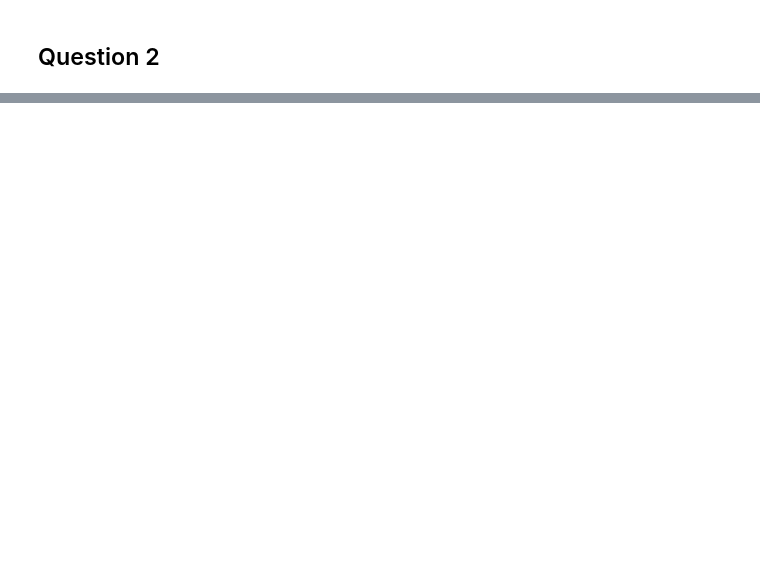
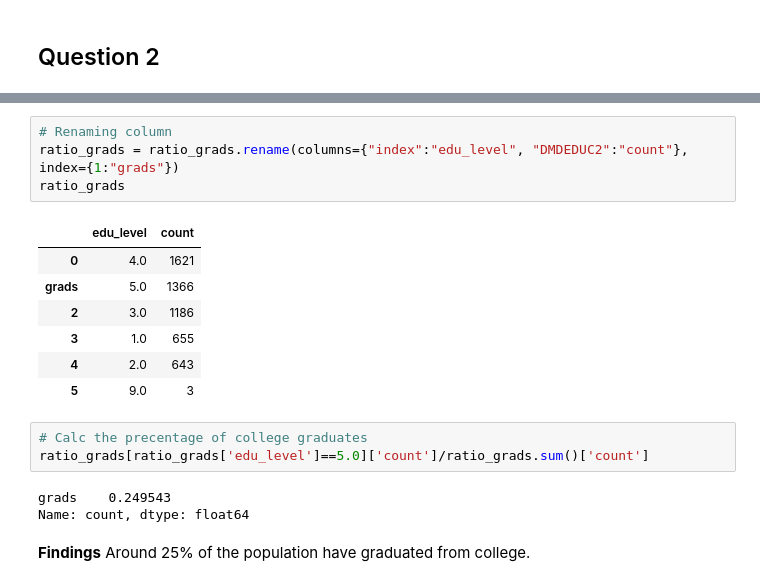
Before and after one commit to zengjilie/intro-to-ml, a Jupyter notebook: a1/main.ipynb, the cells around one changed output, grey strips where cells are left out. Cells and saved outputs as stored; diff of their text form; blank space fills up the shorter version.

```diff
--- a/a1/main.ipynb
+++ b/a1/main.ipynb
@@ -292,0 +264,21 @@ ratio_rofi_edu[['INDFMPIR']]
+# %%
+# Renaming column
+ratio_grads = ratio_grads.rename(columns={"index":"edu_level", "DMDEDUC2":"count"}, index={1:"grads"})
+ratio_grads
+# %% [output]
+|  | edu_level | count |
+| 0 | 4.0 | 1621 |
+| grads | 5.0 | 1366 |
+| 2 | 3.0 | 1186 |
+| 3 | 1.0 | 655 |
+| 4 | 2.0 | 643 |
+| 5 | 9.0 | 3 |
+# %%
+# Calc the precentage of college graduates
+ratio_grads[ratio_grads['edu_level']==5.0]['count']/ratio_grads.sum()['count']
+# %% [output]
+grads    0.249543
+Name: count, dtype: float64
+# %% [markdown]
+**Findings**
+Around 25% of the population have graduated from college.
```
Also changed, not shown: parts of 45 cells of this notebook.
